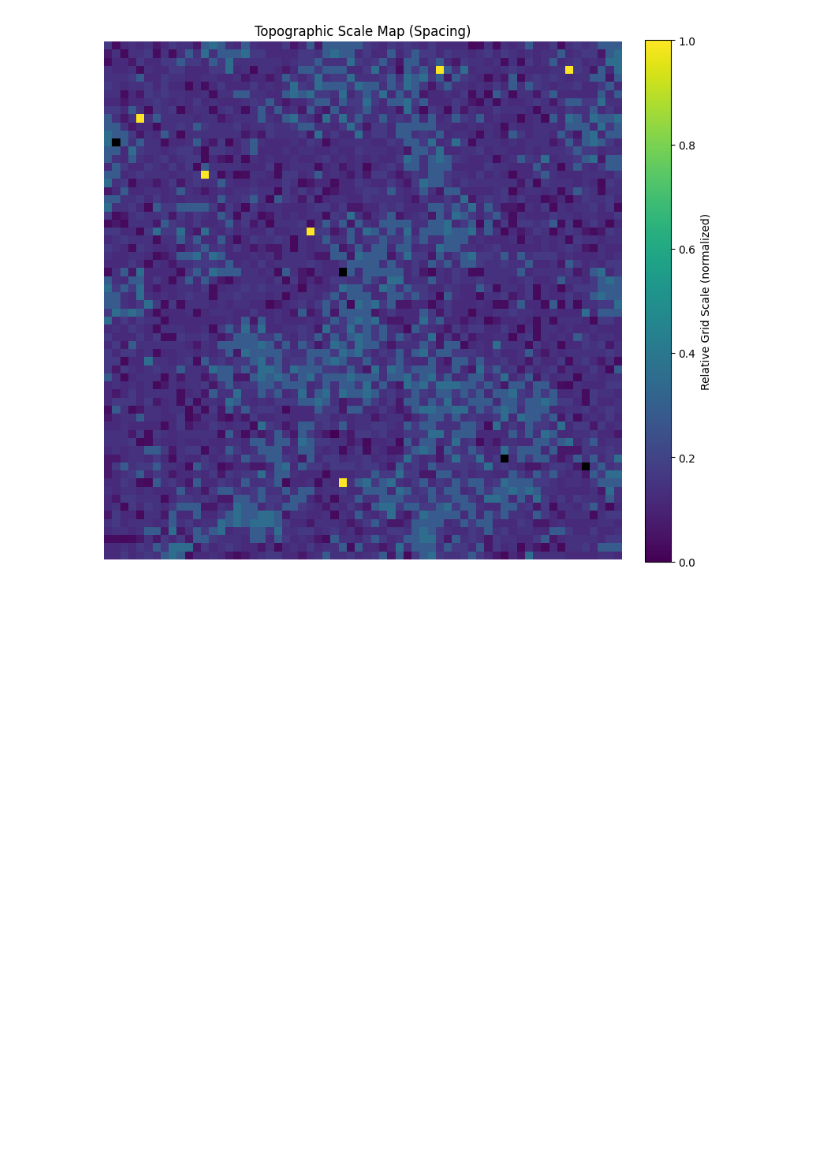
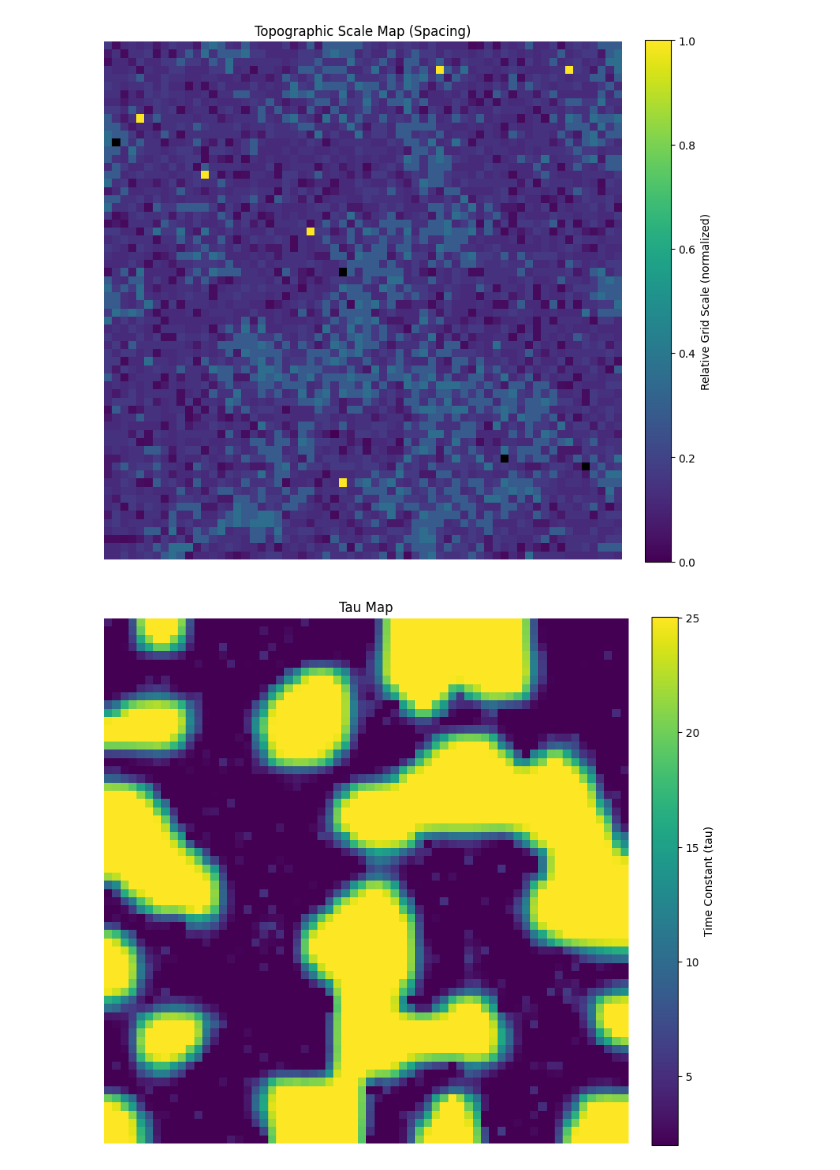
Before and after one commit to NavneetPra/TopographicGridCells, a Jupyter notebook: notebooks/tau_analysis.ipynb, the cells around one changed output. Saved outputs shown, nothing was run; the diff lists cells and outputs as text; code cells hidden in the pictures; blank space fills up the shorter version.

Commit message:
Ratinabox visuals

```diff
--- a/notebooks/tau_analysis.ipynb
+++ b/notebooks/tau_analysis.ipynb
@@ -220,3 +220,43 @@ Mean speed: 1.024 m/s
 Mean ego_v (displacement/step): 0.0205 m
 Expected velocity input magnitude: ~0.0205
 [figure]
+# %%
+#################### TAU RATINABOX
+
+import os
+import sys
+import numpy as np
+import torch
+import matplotlib.pyplot as plt
+from scipy.fft import fft2, fftshift
+from matplotlib.colors import hsv_to_rgb
+import torch.nn.functional as F
+from einops import rearrange
+
+# Add parent directory to path
+directory_path = os.path.abspath('../')
+if directory_path not in sys.path:
+    sys.path.append(directory_path)
+
+from analyze import create_tau_map_figure
+from tau_grid_network import TauGridNetwork
+
+model = TauGridNetwork(
+            Np=512,
+            Ng=4096,
+            weight_decay=1e-4,
+            activation='relu',
+            tau_min=1,
+            tau_max=50,
+            tau_init='random',
+            learnable_tau=True,
+            n_modules=4,
+        )
+
+checkpoint = torch.load('../initial_trained_models/trained_ratinabox_tau.pth', map_location='cpu')
+model.load_state_dict(checkpoint['model_state_dict'])
+
+fig = create_tau_map_figure(model)
+plt.show()
+# %% [output]
+[figure, added]
```
Also changed, not shown: parts of 1 cell of this notebook, 3 other files.
